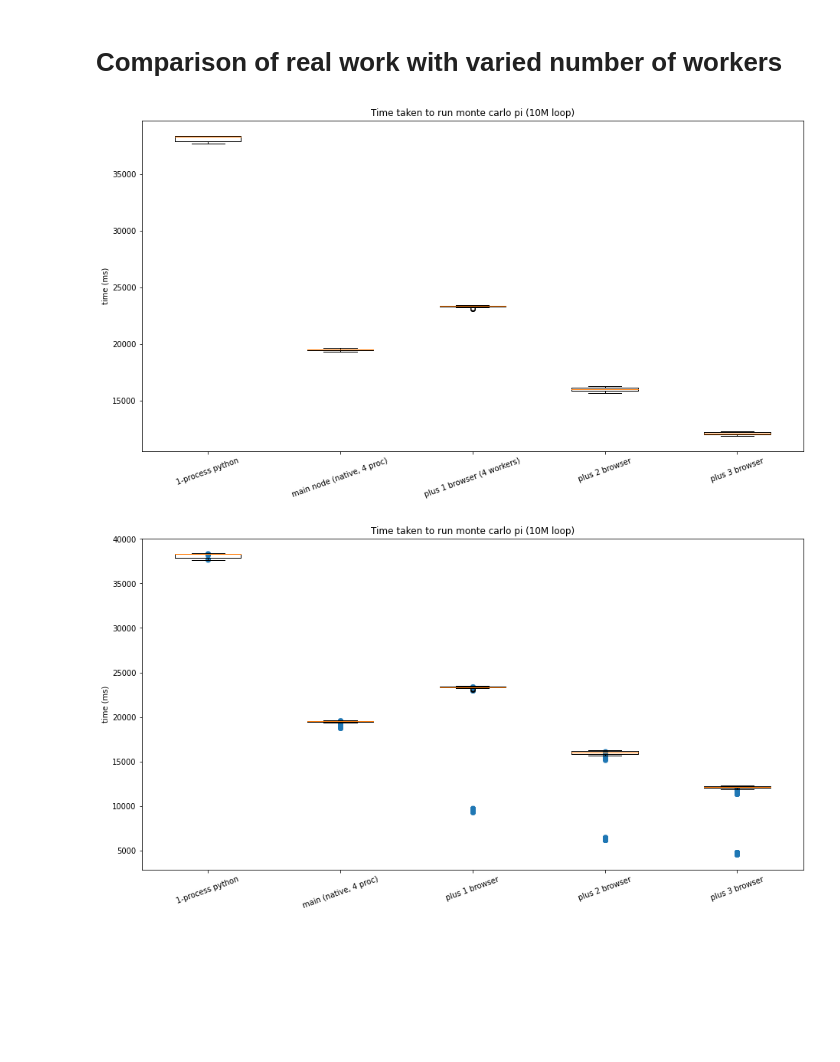
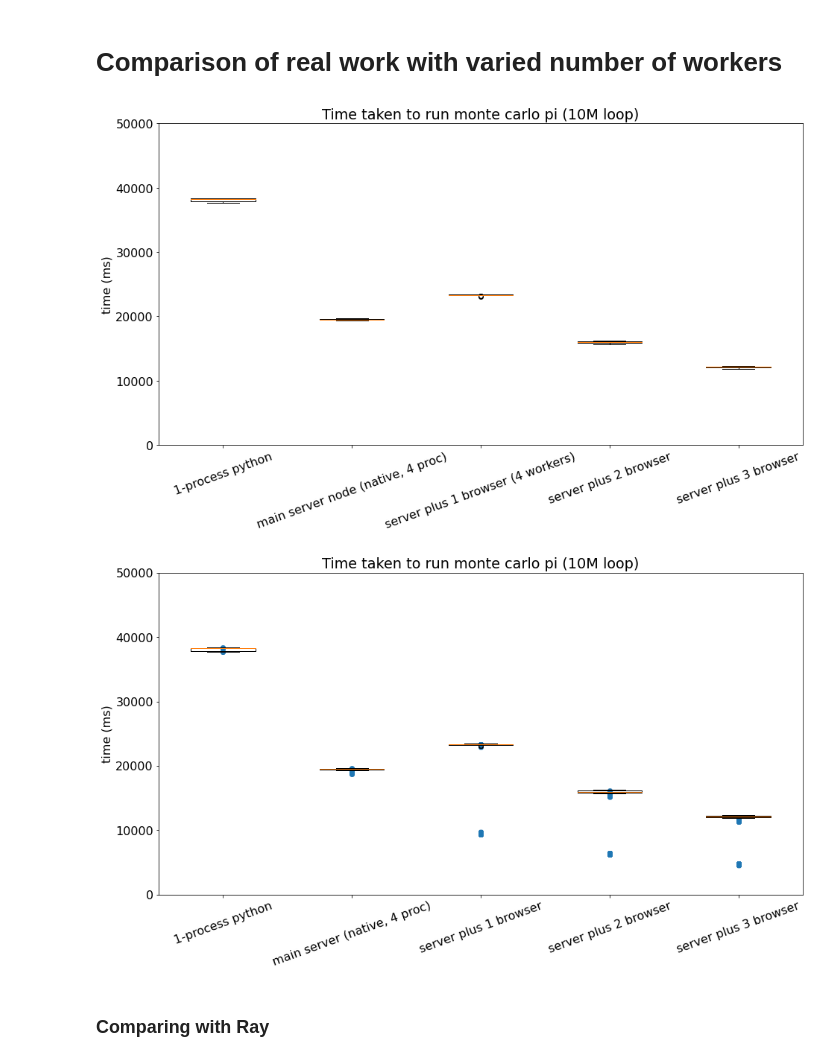
Before and after one commit to Bankde/Volpy_main, a Jupyter notebook: Volpy/doc/benchmark_result/plotter.ipynb, the cells around one changed output. Drawn from its saved outputs; the diff is of its cells as text; code cells hidden in the pictures; blank space fills up the shorter version.

```diff
--- a/Volpy/doc/benchmark_result/plotter.ipynb
+++ b/Volpy/doc/benchmark_result/plotter.ipynb
@@ -14,4 +14,8 @@ pd.set_option('display.max_columns', None)
 pd.set_option('display.width', None)
 pd.set_option('display.max_colwidth', None)
 
-plt.rcParams.update({'font.size': 14})
+# I don't know why we need this but we need it otherwise, font.size won't work.
+fig = plt.figure(figsize =(12, 6))
+fig.show()
+
+plt.rcParams.update({'font.size': 16})
@@ -110,23 +120,24 @@ raw_data = json.load(f)
 # %%
 data = []
 data.append(raw_data["pi"]["single"])
 data.append(raw_data["pi"]["main"]["total"])
 data.append(raw_data["pi"]["browser_1"]["total"])
 data.append(raw_data["pi"]["browser_2"]["total"])
 data.append(raw_data["pi"]["browser_3"]["total"])
 
 fig = plt.figure(figsize =(12, 6))
 # Creating axes instance
 ax = fig.add_axes([0, 0, 1, 1])
 bp = ax.boxplot(data)
 ax.set_title('Time taken to run monte carlo pi (10M loop)')
-xtick = ["1-process python", "main node (native, 4 proc)", "plus 1 browser (4 workers)", "plus 2 browser", "plus 3 browser"]
+xtick = ["1-process python", "main server node (native, 4 proc)", "server plus 1 browser (4 workers)", "server plus 2 browser", "server plus 3 browser"]
 ax.set_xticks(range(1,1+len(xtick)), xtick, rotation=20)
 ax.set_ylabel('time (ms)')
 # plt.axvline(x=2.5)
+ax.set_ylim(ymin=0, ymax=50000)
 fig.show()
 # %% [output]
-[figure, old version]
+[figure, new version]
 # %%
 from itertools import chain
 
@@ -148,10 +159,13 @@ ax = fig.add_axes([0, 0, 1, 1])
 bp = ax.boxplot(data)
 bp = ax.scatter(data_x, data_y, alpha=0.3)
 ax.set_title('Time taken to run monte carlo pi (10M loop)')
-xtick = ["1-process python", "main (native, 4 proc)", "plus 1 browser", "plus 2 browser", "plus 3 browser"]
+xtick = ["1-process python", "main server (native, 4 proc)", "server plus 1 browser", "server plus 2 browser", "server plus 3 browser"]
 ax.set_xticks(range(1,1+len(xtick)), xtick, rotation=20)
 ax.set_ylabel('time (ms)')
 # plt.axvline(x=2.5)
+ax.set_ylim(ymin=0, ymax=50000)
 fig.show()
 # %% [output]
-[figure, old version]
+[figure, new version]
+# %% [markdown]
+### Comparing with Ray
```
Also changed, not shown: parts of 11 cells of this notebook, 5 other files.
